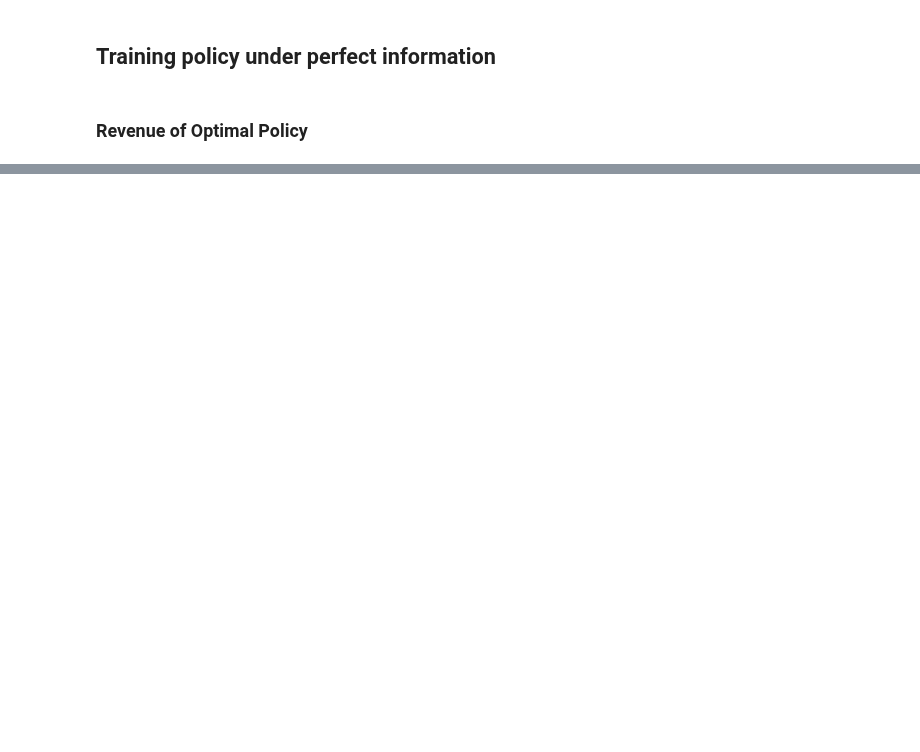
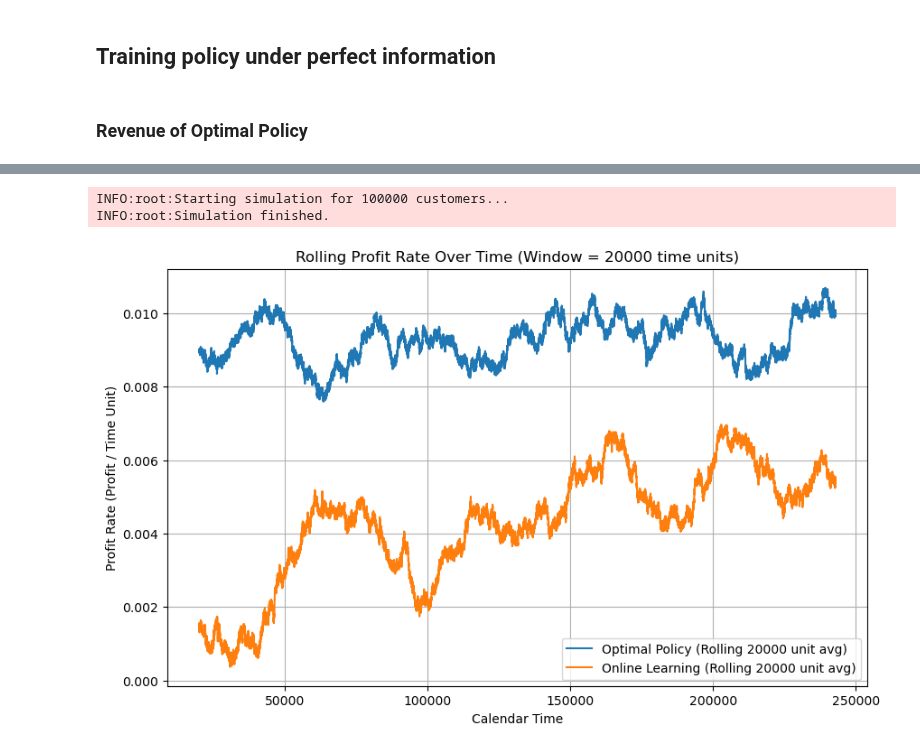
Before and after one commit to jooooooos/degradation_learning, a Jupyter notebook: simulate.ipynb, the cells around one changed output, grey strips where cells are left out. Drawn from its saved outputs; the diff is of its cells as text; code cells hidden in the pictures; blank space fills up the shorter version.

```diff
--- a/simulate.ipynb
+++ b/simulate.ipynb
@@ -48,7 +48,7 @@ np.random.seed(41)
 
 # Ground truth vectors
 THETA_TRUE = np.array([0.5, 0.2, 0.4, 0.3])#$, 0.4])    # For degradation
-UTILITY_TRUE = np.array([0.572450167, 0.10850869, 0.33930126, 0.71356037])
+UTILITY_TRUE = np.array([0.372450167, 0.10850869, 0.33930126, 0.71356037])
 
 # context_sampler()  # For customer's willingness to pay
 
@@ -112,7 +112,7 @@ training_hyperparams = {
 
 policy_type = 'decaying_epsilon_greedy'
 policy_kwargs = {
-    'current_epsilon': 0.20,
+    'current_epsilon': 0.10,
     'decay_rate': 0.95,
     'step': 0,
 }
@@ -304,22 +451,19 @@ perfect_policy = perfect_dpagent.get_policy('greedy')
 # %%
 simulation_df = pd.DataFrame(simulator.history)
-simulator.degradation_learner = perfect_degradation_learner
-# samples = simulator.run_full_exploit(100000, perfect_policy, {'tau': 0.01})
-# samples = pd.DataFrame(samples)
-
-# imperfect_samples = simulator.run_full_exploit(20000, imperfect_policy, {'tau': 0.01})
-# imperfect_samples = pd.DataFrame(imperfect_samples)
+# simulator.degradation_learner = perfect_degradation_learner
+samples = simulator.run_full_exploit(100000, perfect_policy, {'tau': 0.01})
+samples = pd.DataFrame(samples)
 
 simulation_df['net_profit'] = simulation_df['profit'] + simulation_df['loss']
 simulation_df['cumulative_net_profit'] = simulation_df['net_profit'].cumsum()
 samples['net_profit'] = samples['profit'] + samples['loss']
 samples['cumulative_net_profit'] = samples['net_profit'].cumsum()
-# imperfect_samples['net_profit'] = imperfect_samples['profit'] + imperfect_samples['loss']
-# imperfect_samples['cumulative_net_profit'] = imperfect_samples['net_profit'].cumsum()
 
 samples['netprofit_per_time'] = samples['cumulative_net_profit'] / samples['calendar_time']
-# imperfect_samples['netprofit_per_time'] = imperfect_samples['cumulative_net_profit'] / imperfect_samples['calendar_time']
 simulation_df['netprofit_per_time'] = simulation_df['cumulative_net_profit'] / simulation_df['calendar_time']
+# %% [output]
+INFO:root:Starting simulation for 100000 customers...
+INFO:root:Simulation finished.
 # %%
 def calculate_rolling_rate(df, time_col, value_col, window_size):
     """
@@ -365,7 +509,7 @@ def calculate_rolling_rate(df, time_col, value_col, window_size):
 
 # --- 2. Calculate net profit and the rolling rate for each DataFrame ---
 
-window_duration = 5000 # Define the time window for the rolling rate
+window_duration = 20000 # Define the time window for the rolling rate
 
 for df in [simulation_df, samples]:
 # for df in [samples]:
@@ -377,16 +519,23 @@ samples_plot
 # %%
 # --- 3. Plot the new rolling profit rate ---
 
+max_time = min(simulation_df['calendar_time'].max(), samples['calendar_time'].max())
+samples_plot = samples[(window_duration <= samples['calendar_time']) & (samples['calendar_time'] <= max_time)]
+simulations_plot = simulation_df[
+    (window_duration <= simulation_df['calendar_time']) &
+    (simulation_df['calendar_time'] <= max_time)]
+
+
 plt.figure(figsize=(10, 6))
 
-samples_plot = samples[samples['calendar_time'] <= simulation_df['calendar_time'].max()]
-
-plt.plot(samples_plot['calendar_time'], samples_plot['netprofit_per_time'], label=f'Optimal Policy (Rolling {window_duration} unit avg)')
-plt.plot(simulation_df['calendar_time'], simulation_df['netprofit_per_time'], label=f'Online Learning (Rolling {window_duration} unit avg)')
+plt.plot(samples_plot['calendar_time'], samples_plot['profit_rate'], label=f'Optimal Policy (Rolling {window_duration} unit avg)')
+plt.plot(simulations_plot['calendar_time'], simulations_plot['profit_rate'], label=f'Online Learning (Rolling {window_duration} unit avg)')
 
 plt.xlabel('Calendar Time')
 plt.ylabel('Profit Rate (Profit / Time Unit)')
 plt.title(f'Rolling Profit Rate Over Time (Window = {window_duration} time units)')
 plt.legend()
 plt.grid(True)
 plt.show()
+# %% [output]
+[figure, added]
```
Also changed, not shown: parts of 6 cells of this notebook, 11 other files.
